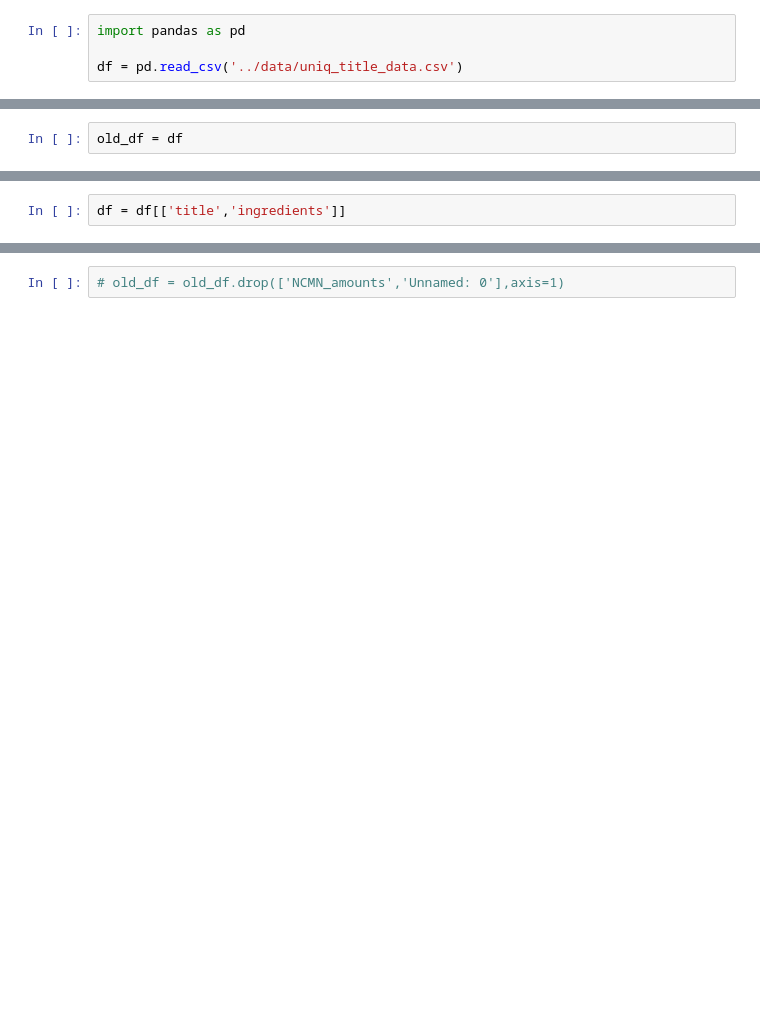
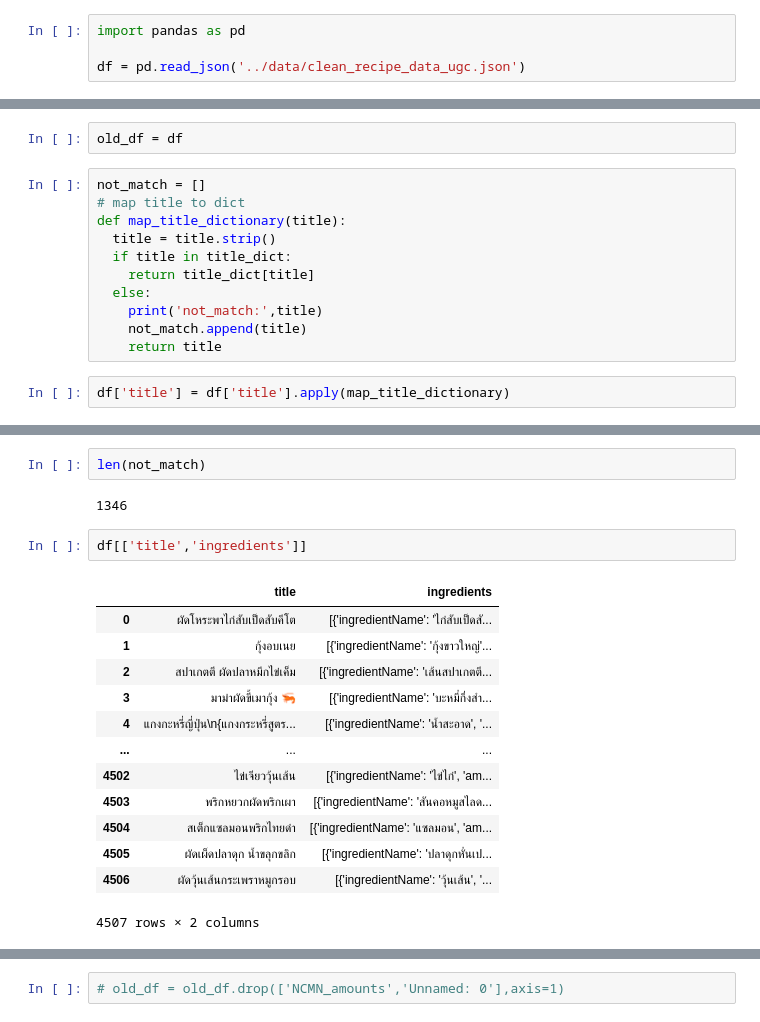
Before and after one commit to Kin-Arai-Dee/model, a Jupyter notebook: preprocess/amoung_unit.ipynb, the cells around one changed output, grey strips where cells are left out. Saved outputs shown, nothing was run; the diff lists cells and outputs as text; blank space fills up the shorter version.

```diff
--- a/preprocess/amoung_unit.ipynb
+++ b/preprocess/amoung_unit.ipynb
@@ -1,4 +1,4 @@
 # %%
 import pandas as pd
 
-df = pd.read_csv('../data/uniq_title_data.csv')
+df = pd.read_json('../data/clean_recipe_data_ugc.json')
@@ -5,2 +16,15 @@ df = pd.read_csv('../data/uniq_title_data.csv')
 # %%
 old_df = df
+# %%
+not_match = []
+# map title to dict
+def map_title_dictionary(title):
+  title = title.strip()
+  if title in title_dict:
+    return title_dict[title]
+  else:
+    print('not_match:',title)
+    not_match.append(title)
+    return title
+# %%
+df['title'] = df['title'].apply(map_title_dictionary)
@@ -7,2 +49,20 @@ old_df = df
+# %%
+len(not_match)
+# %% [output]
+1346
 # %%
-df = df[['title','ingredients']]
+df[['title','ingredients']]
+# %% [output]
+|  | title | ingredients |
+| 0 | ผัดโหระพาไก่สับเป็ดสับคีโต | [{'ingredientName': 'ไก่สับเป็ดสั... |
+| 1 | กุ้งอบเนย | [{'ingredientName': 'กุ้งขาวใหญ่'... |
+| 2 | สปาเกตตี ผัดปลาหมึกไข่เค็ม | [{'ingredientName': 'เส้นสปาเกตตี... |
+| 3 | มาม่าผัดขี้เมากุ้ง 🦐 | [{'ingredientName': 'บะหมี่กึ่งสำ... |
+| 4 | แกงกะหรี่ญี่ปุ่น\n{แกงกระหรี่สูตร... | [{'ingredientName': 'น้ำสะอาด', '... |
+| ... | ... | ... |
+| 4502 | ไข่เจียววุ้นเส้น | [{'ingredientName': 'ไข่ไก่', 'am... |
+| 4503 | พริกหยวกผัดพริกเผา | [{'ingredientName': 'สันคอหมูสไลด... |
+| 4504 | สเต็กแซลมอนพริกไทยดำ | [{'ingredientName': 'แซลมอน', 'am... |
+| 4505 | ผัดเผ็ดปลาดุก น้ำขลุกขลิก | [{'ingredientName': 'ปลาดุกหั่นเป... |
+| 4506 | ผัดวุ้นเส้นกระเพราหมูกรอบ | [{'ingredientName': 'วุ้นเส้น', '... |
+4507 rows × 2 columns
```
Also changed, not shown: parts of 51 cells of this notebook, 13 other files.
